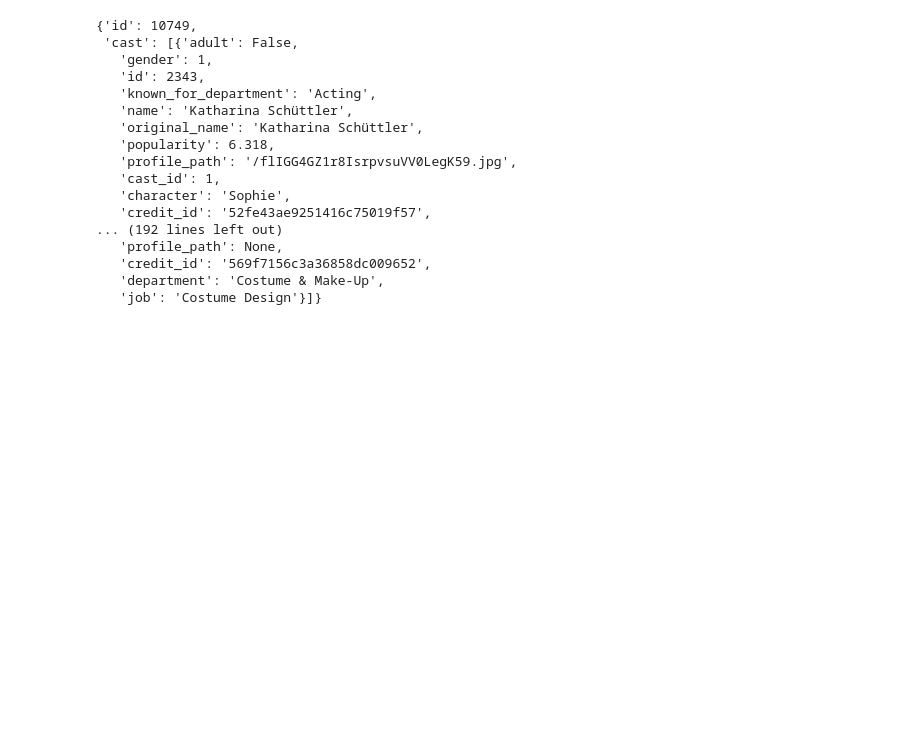
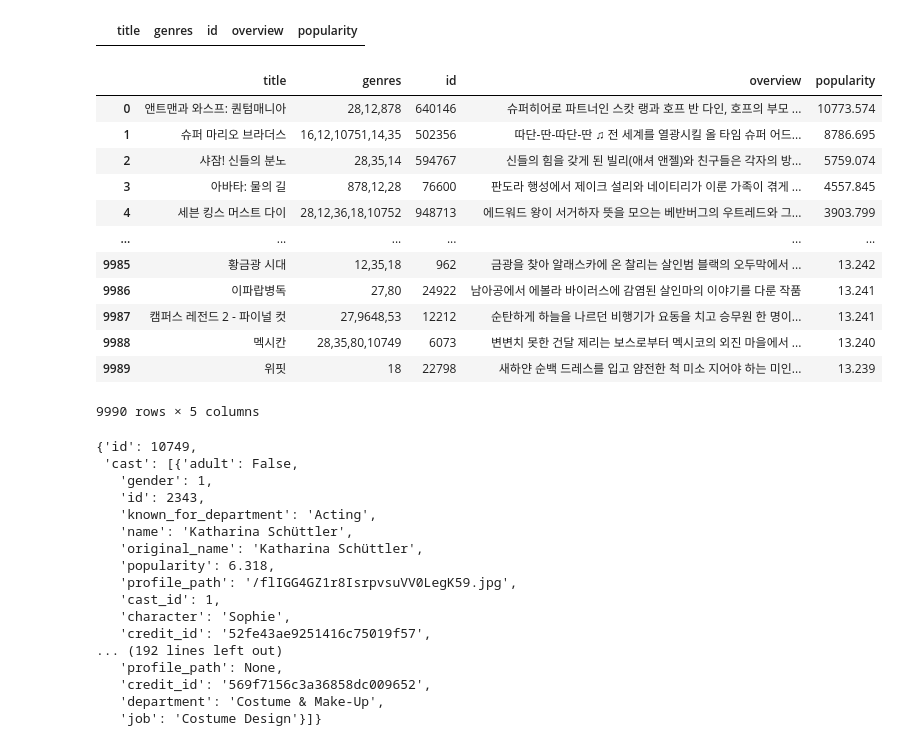
Before and after one commit to jinsuda/movie-recommandation-study, a Jupyter notebook: getcredit.ipynb, the cells around one changed output. Cells and saved outputs as stored; diff of their text form; code cells hidden in the pictures; blank space fills up the shorter version.

```diff
--- a/getcredit.ipynb
+++ b/getcredit.ipynb
@@ -5,3 +5,46 @@ import requests
 data = []
 with open('./tmdbKr.json','r',encoding='utf8') as file :
     data= json.load(file)
+# %%
+import pandas as pd
+# 빈 데이터프레임
+df = pd.DataFrame(columns=['title','genres','id','overview','popularity'])
+# %%
+df
+# %% [output]
+|  | title | genres | id | overview | popularity |
+# %%
+# 영화데이터
+
+# 모든데이터 for문 돌면서
+# model == movies.movie 일때
+# 각 값들을 뽑아서 새로운 데이터프레임으로 만들고
+# 기존 데이터프레임에 합쳐주는 과정
+for i in range(len(data)) :
+    if data[i]['model']=='movies.movie':
+        title =  data[i]['fields']['title']
+        gen = data[i]['fields']['genre_ids']
+        gen_str = ','.join(str(e) for e in gen) # ?
+        id = data[i]['pk']
+        overview = data[i]['fields']['overview']
+        popularity = data[i]['fields']['popularity']
+
+        data_json = {'title':[title],'genres':[gen_str],'id':[id],'overview':[overview],'popularity':[popularity]}
+        df_tmp= pd.DataFrame(data_json)
+        df =  pd.concat([df, df_tmp], ignore_index = True)
+# %%
+df
+# %% [output]
+|  | title | genres | id | overview | popularity |
+| 0 | 앤트맨과 와스프: 퀀텀매니아 | 28,12,878 | 640146 | 슈퍼히어로 파트너인 스캇 랭과 호프 반 다인, 호프의 부모 ... | 10773.574 |
+| 1 | 슈퍼 마리오 브라더스 | 16,12,10751,14,35 | 502356 | 따단-딴-따단-딴 ♫ 전 세계를 열광시킬 올 타임 슈퍼 어드... | 8786.695 |
+| 2 | 샤잠! 신들의 분노 | 28,35,14 | 594767 | 신들의 힘을 갖게 된 빌리(애셔 앤젤)와 친구들은 각자의 방... | 5759.074 |
+| 3 | 아바타: 물의 길 | 878,12,28 | 76600 | 판도라 행성에서 제이크 설리와 네이티리가 이룬 가족이 겪게 ... | 4557.845 |
+| 4 | 세븐 킹스 머스트 다이 | 28,12,36,18,10752 | 948713 | 에드워드 왕이 서거하자 뜻을 모으는 베반버그의 우트레드와 그... | 3903.799 |
+| ... | ... | ... | ... | ... | ... |
+| 9985 | 황금광 시대 | 12,35,18 | 962 | 금광을 찾아 알래스카에 온 찰리는 살인범 블랙의 오두막에서 ... | 13.242 |
+| 9986 | 이파랍병독 | 27,80 | 24922 | 남아공에서 에볼라 바이러스에 감염된 살인마의 이야기를 다룬 작품 | 13.241 |
+| 9987 | 캠퍼스 레전드 2 - 파이널 컷 | 27,9648,53 | 12212 | 순탄하게 하늘을 나르던 비행기가 요동을 치고 승무원 한 명이... | 13.241 |
+| 9988 | 멕시칸 | 28,35,80,10749 | 6073 | 변변치 못한 건달 제리는 보스로부터 멕시코의 외진 마을에서 ... | 13.240 |
+| 9989 | 위핏 | 18 | 22798 | 새하얀 순백 드레스를 입고 얌전한 척 미소 지어야 하는 미인... | 13.239 |
+9990 rows × 5 columns
```
Also changed, not shown: parts of 4 cells of this notebook, 3 other files.
